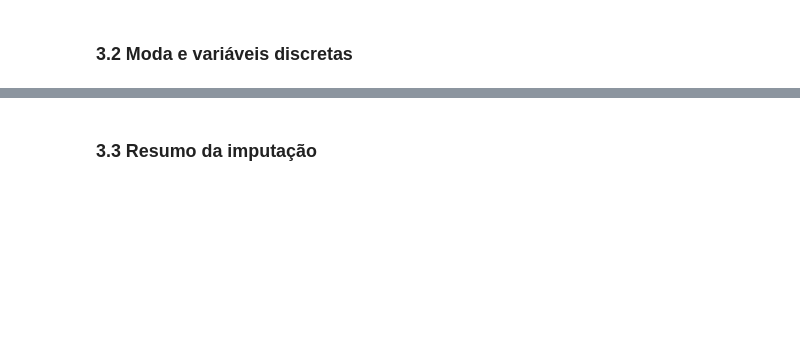
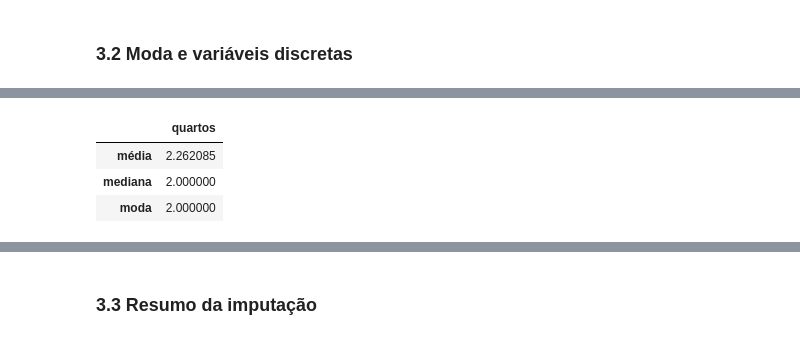
Before and after one commit to NatalyaNunes/ciencia_de_dados_2026.2_natalya, a Jupyter notebook: unidade_01/aula_06/aula_06.ipynb, the cells around one changed output, grey strips where cells are left out. Saved outputs shown, nothing was run; the diff lists cells and outputs as text; code cells hidden in the pictures; blank space fills up the shorter version.

```diff
--- a/unidade_01/aula_06/aula_06.ipynb
+++ b/unidade_01/aula_06/aula_06.ipynb
@@ -425,0 +483,22 @@ O cálculo do erro considera somente as posições apagadas, pois nas posições
+# %%
+# Média, mediana e moda do número de quartos
+(
+    pd.Series(
+        {
+            "média": imoveis_missing.rooms.mean(),
+            "mediana": imoveis_missing.rooms.median(),
+            "moda": (
+                imoveis_missing.rooms
+                .mode()
+                .iloc[0]
+            ),
+        },
+        name="quartos",
+    )
+    .to_frame()
+)
+# %% [output]
+|  | quartos |
+| média | 2.262085 |
+| mediana | 2.000000 |
+| moda | 2.000000 |
```
Also changed, not shown: parts of 8 cells of this notebook.
